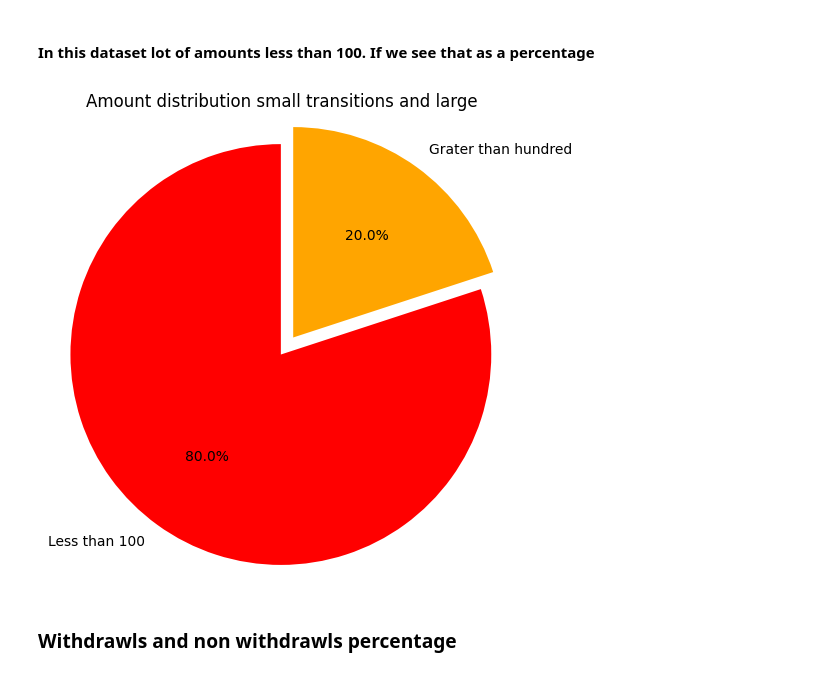
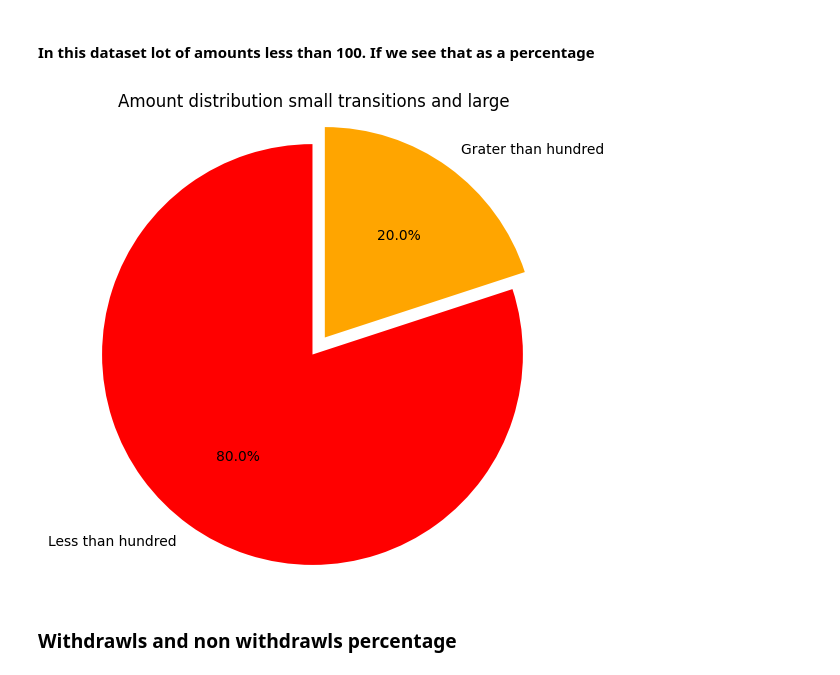
Before and after one commit to ShamindaKanchana/CreditCard_Fraud_Detection, a Jupyter notebook: creditCard_fraudDetection.ipynb, the cells around one changed output. Cells and saved outputs as stored; diff of their text form; code cells hidden in the pictures.

```diff
--- a/creditCard_fraudDetection.ipynb
+++ b/creditCard_fraudDetection.ipynb
@@ -237,19 +237,19 @@ df_no_money_withdrawls=credit_card_Df[credit_card_Df['Amount']==0]
 # %% [markdown]
 #### In this dataset lot of amounts less than 100. If we see that as a percentage
 # %%
-labels = ['Less than 100', 'Grater than hundred']
+labels = ['Less than hundred', 'Grater than hundred']
 sizes = [len(df_small_amounts), len(credit_card_Df)-len(df_small_amounts)-len(df_no_money_withdrawls)]
 colors = ['red', 'orange']
 explode = (0.1, 0)
 
 
 plt.figure(figsize=(6, 6))
 plt.pie(sizes, labels=labels, colors=colors, explode=explode, autopct='%1.1f%%', startangle=90)
 plt.title('Amount distribution small transitions and large')
 plt.axis('equal')
 plt.show()
 # %% [output]
-[figure, old version]
+[figure, new version]
 # %% [markdown]
 ### Withdrawls and non withdrawls percentage
 # %%
```
Also changed, not shown: parts of 20 cells of this notebook.
